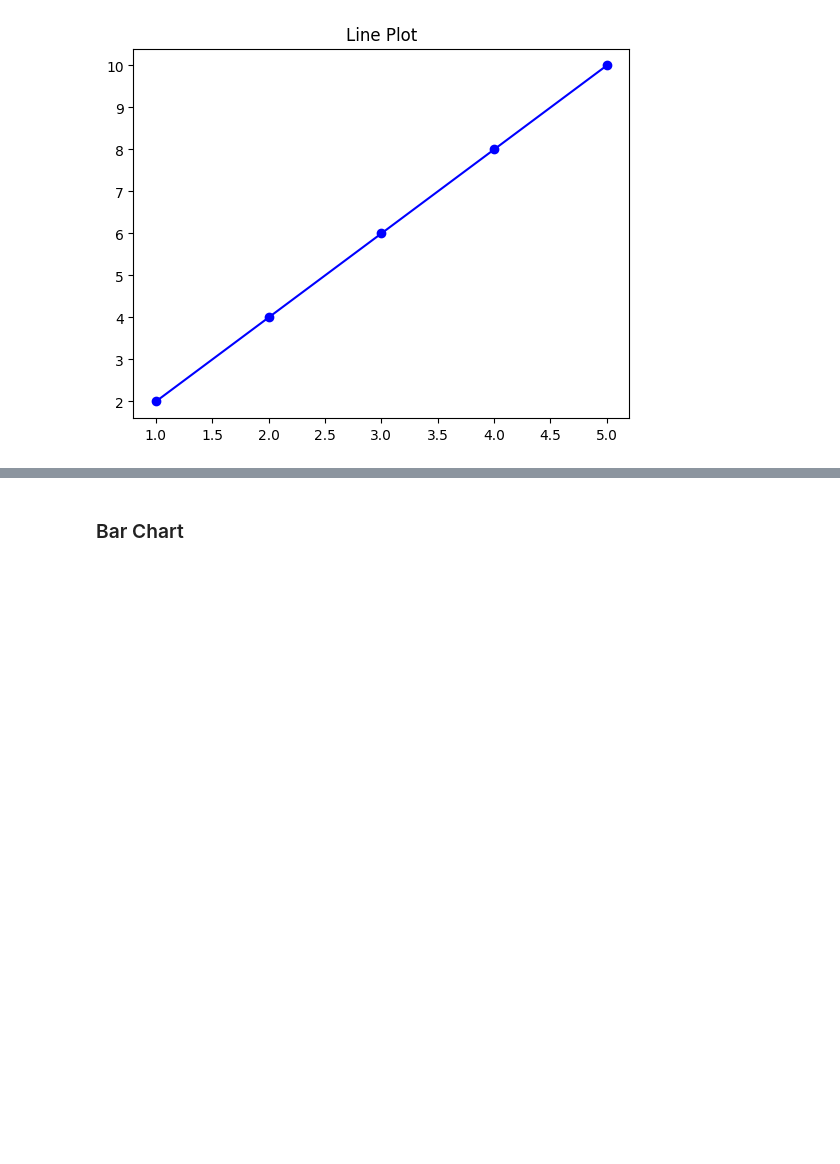
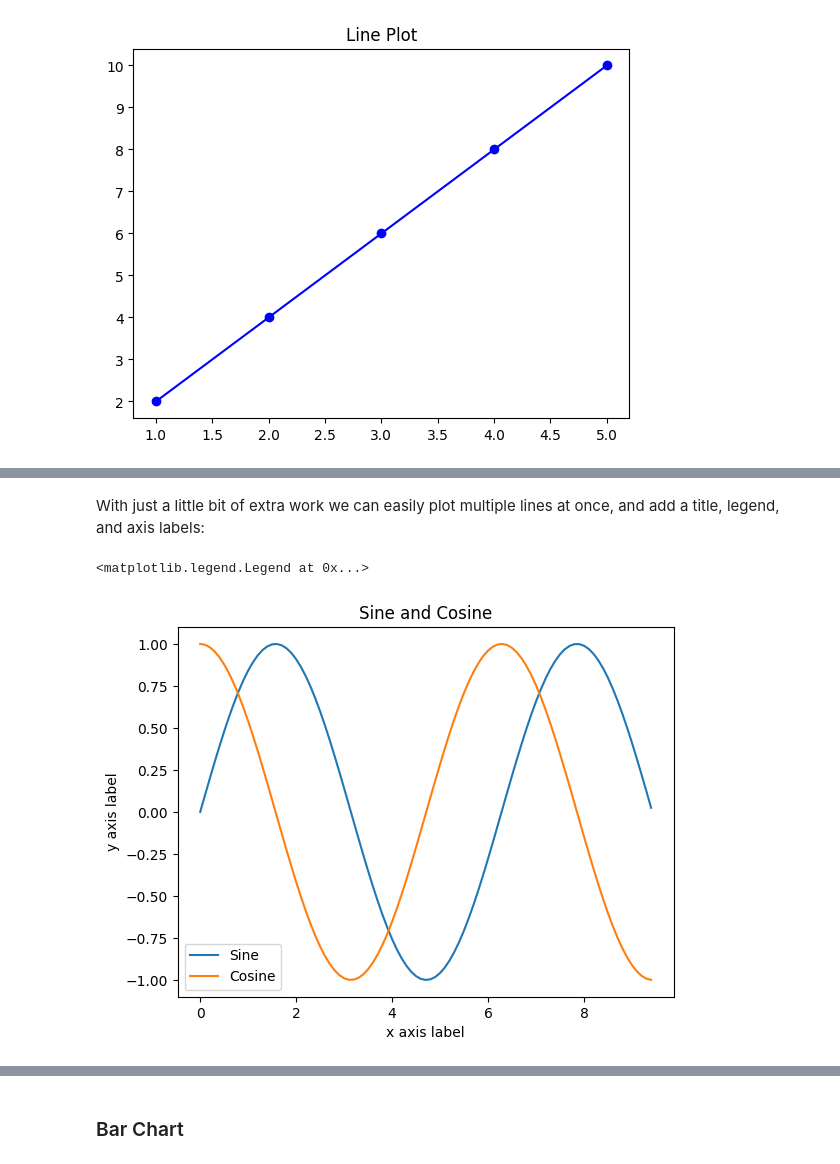
Before and after one commit to yibesh/-2025_Artifical-Intelligence-, a Jupyter notebook: Python_Basics_Tutorial_Final.ipynb, the cells around one changed output, grey strips where cells are left out. Saved outputs shown, nothing was run; the diff lists cells and outputs as text; code cells hidden in the pictures; blank space fills up the shorter version.

```diff
--- a/Python_Basics_Tutorial_Final.ipynb
+++ b/Python_Basics_Tutorial_Final.ipynb
@@ -187,0 +200,16 @@ plt.show()
+# %% [markdown]
+With just a little bit of extra work we can easily plot multiple lines at once, and add a title, legend, and axis labels:
+# %%
+y_sin = np.sin(x)
+y_cos = np.cos(x)
+
+# Plot the points using matplotlib
+plt.plot(x, y_sin)
+plt.plot(x, y_cos)
+plt.xlabel('x axis label')
+plt.ylabel('y axis label')
+plt.title('Sine and Cosine')
+plt.legend(['Sine', 'Cosine'])
+# %% [output]
+<matplotlib.legend.Legend at 0x...>
+[figure, added]
```
Also changed, not shown: parts of 5 cells of this notebook.
